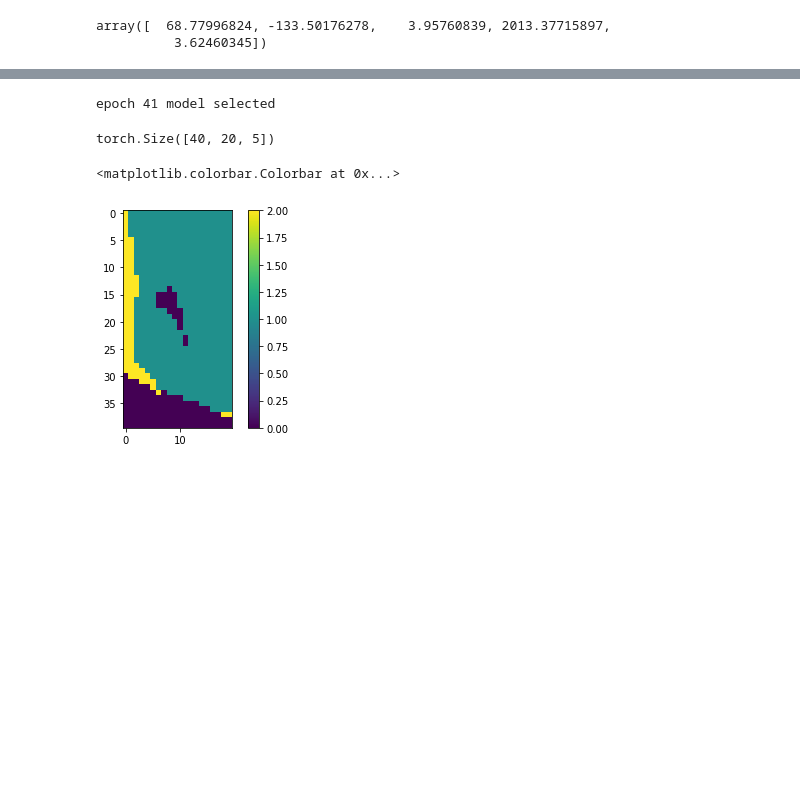
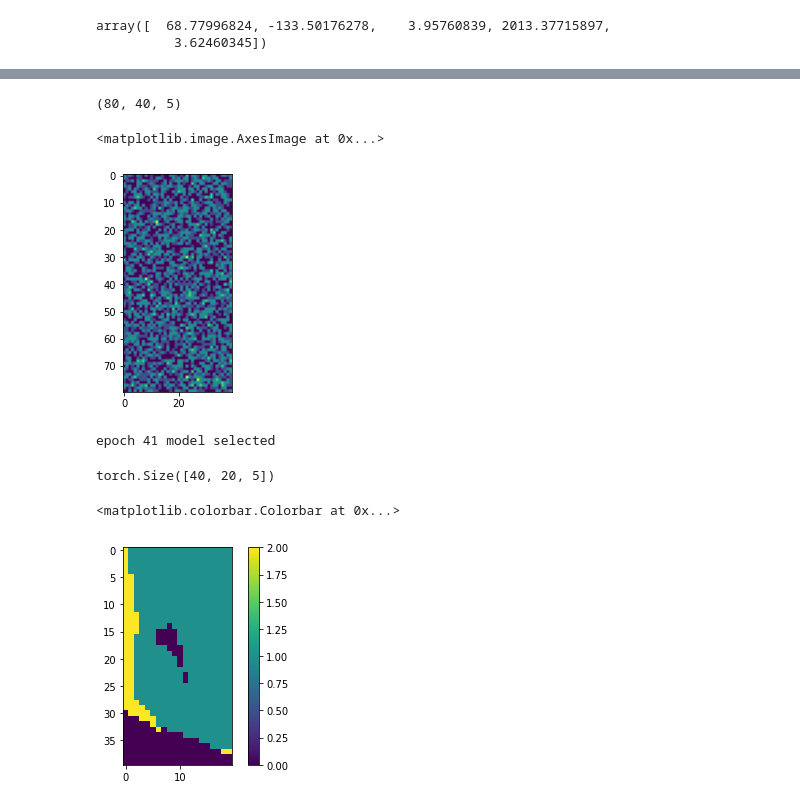
Before and after one commit to bqianz/film, a Jupyter notebook: mlpfilm_ice.ipynb, the cells around one changed output, grey strips where cells are left out. Saved outputs shown, nothing was run; the diff lists cells and outputs as text; code cells hidden in the pictures; blank space fills up the shorter version.

```diff
--- a/mlpfilm_ice.ipynb
+++ b/mlpfilm_ice.ipynb
@@ -927,0 +987,13 @@ tensor([-0.8359, -1.2253,  1.4399,  1.8515, -1.1650])
+# %%
+valid_ind = []
+for i, data in enumerate(loaded_dataset):
+    image = data['image']
+    ind  = (image == -9999)
+    if ~torch.any(ind):
+        valid_ind.append(i)
+
+full_dataset = torch.utils.data.Subset(loaded_dataset, valid_ind)
+
+
+print(len(loaded_dataset))
+print(len(full_dataset))
@@ -927,0 +1003,6 @@ tensor([-0.8359, -1.2253,  1.4399,  1.8515, -1.1650])
+# %%
+# batchsize can cause error when last leftover batchsize is 1, batchnorm cannot function on 1 sample data
+batchsize = 20
+
+# train_data, test_data = torch.utils.data.random_split(full_dataset, [train_size, test_size], generator=torch.Generator().manual_seed(42))
+testloader = DataLoader(loaded_dataset, batch_size=batchsize, shuffle=True)
@@ -927,0 +1058,2 @@ tensor([-0.8359, -1.2253,  1.4399,  1.8515, -1.1650])
+# %%
+predicted = test_syn_model(17, print_model_epoch = False)
@@ -928,3 +1069,14 @@ tensor([-0.8359, -1.2253,  1.4399,  1.8515, -1.1650])
+# %%
+predicted = np.array(predicted).reshape(n_lat, n_lng, n_depth)
+# %%
+predicted.shape
+# %% [output]
+(80, 40, 5)
+# %%
+plt.imshow(predicted[:,:,1])
+# %% [output]
+<matplotlib.image.AxesImage at 0x...>
+[figure, added]
 # %%
 # ------ select model ---------
 ind = 40
```
Also changed, not shown: parts of 23 cells of this notebook, 4 other files.
